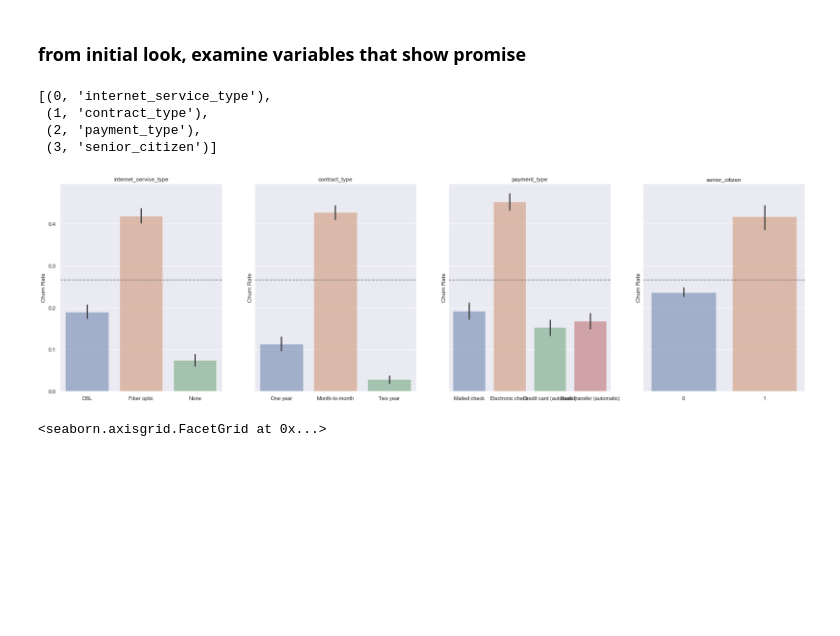
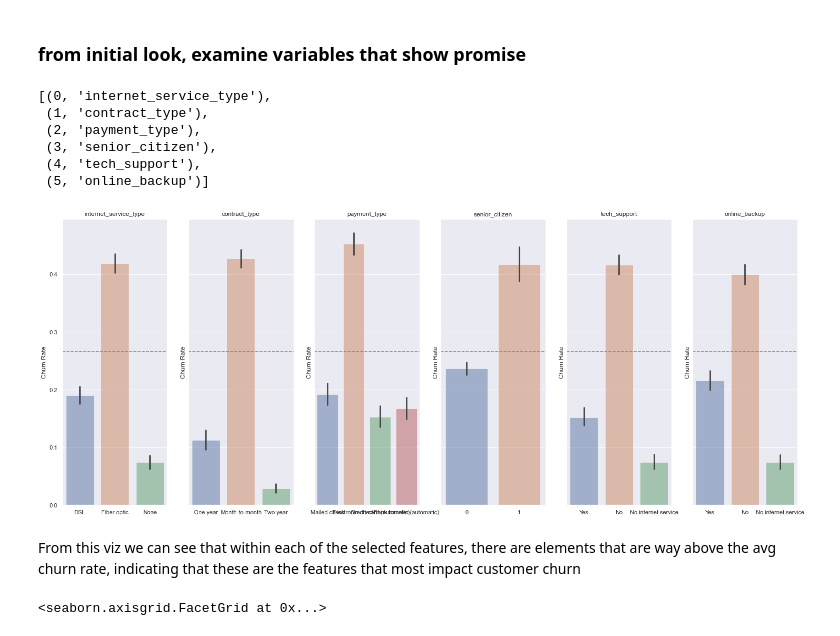
Before and after one commit to tim-keriazes/telco_project, a Jupyter notebook: telco_churn_notebook.ipynb, the cells around one changed output. Saved outputs shown, nothing was run; the diff lists cells and outputs as text; code cells hidden in the pictures; blank space fills up the shorter version.

```diff
--- a/telco_churn_notebook.ipynb
+++ b/telco_churn_notebook.ipynb
@@ -333,9 +317,3 @@ df = pd.concat([df, dummy_df], axis=1)
-# %%
-# Drop unnecessary columns
-df.drop(columns=['gender','partner','dependents','phone_service', \
-                     'multiple_lines','online_security','online_backup', \
-                     'device_protection','tech_support','streaming_tv', \
-                     'streaming_movies','paperless_billing'], inplace=True)
 # %%
 # #combine all to a function and add to prepare.py
 # def prep_telco_data(df):
@@ -564,25 +542,29 @@ fiber customers seem to churn more than dsl and no internet
 # %% [markdown]
 ### from initial look, examine variables that show promise
 # %%
-features = ['internet_service_type', 'contract_type', 'payment_type', 'senior_citizen']
+features = ['internet_service_type', 'contract_type', 'payment_type', 'senior_citizen','tech_support','online_backup']
 # %%
 list(enumerate(features))
 # %% [output]
 [(0, 'internet_service_type'),
  (1, 'contract_type'),
  (2, 'payment_type'),
- (3, 'senior_citizen')]
+ (3, 'senior_citizen'),
+ (4, 'tech_support'),
+ (5, 'online_backup')]
 # %%
 churn_rate = df.churn_encoded.mean()
-_, ax = plt.subplots(nrows=1, ncols=4, figsize=(28, 8), sharey=True)
+_, ax = plt.subplots(nrows=1, ncols=6, figsize=(25, 10), sharey=True)
 for i, feature in enumerate(features):
     sns.barplot(feature, 'churn_encoded', data=df, ax=ax[i], alpha=0.5)
     ax[i].set_xlabel('')
     ax[i].set_ylabel('Churn Rate')
     ax[i].set_title(feature)
     ax[i].axhline(churn_rate, ls='--', color='grey')
 # %% [output]
-[figure, old version]
+[figure, new version]
+# %% [markdown]
+From this viz we can see that within each of the selected features, there are elements that are way above the avg churn rate, indicating that these are the features that most impact customer churn
 # %%
 # Catplot with kind="count"
 sns.set_theme(style="whitegrid")
```
Also changed, not shown: parts of 80 cells of this notebook.
